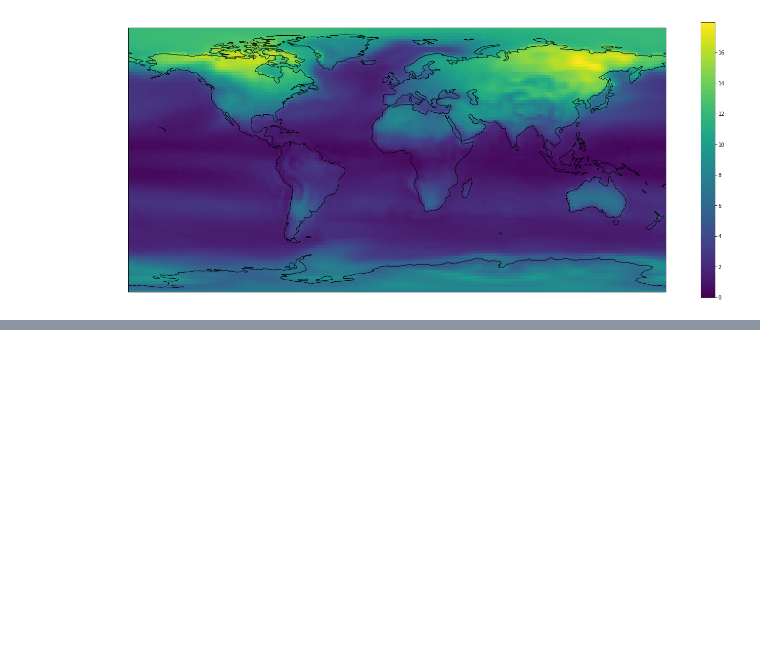
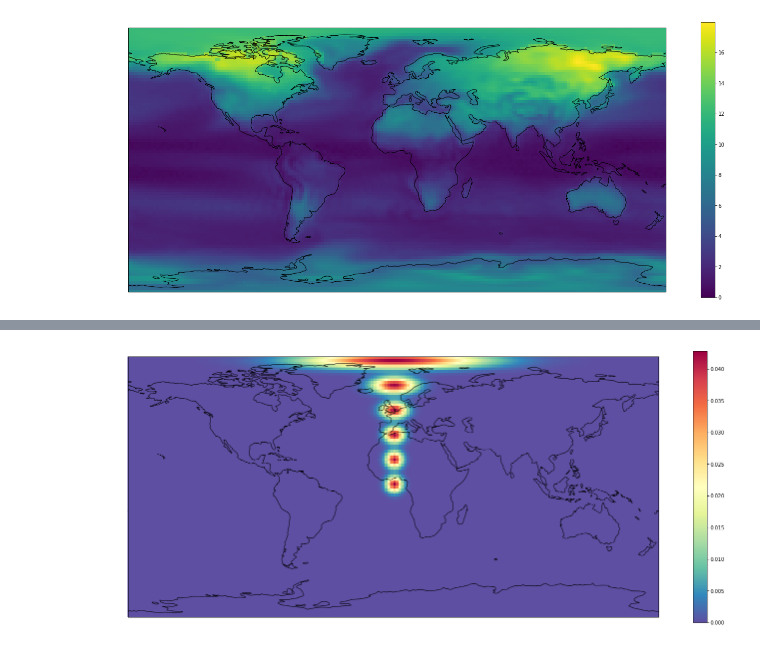
Before and after one commit to abrupt-climate/notebooks, a Jupyter notebook: Temperature.ipynb, the cells around one changed output, grey strips where cells are left out. Saved outputs shown, nothing was run; the diff lists cells and outputs as text; code cells hidden in the pictures; blank space fills up the shorter version.

```diff
--- a/Temperature.ipynb
+++ b/Temperature.ipynb
@@ -198,0 +127,29 @@ If you're reading this message in another notebook frontend (for example, a stat
+# %%
+def smooth_spherical(box, data, sigma_lat, sigma_lon):
+    _, res_lat, res_lon = box.resolution
+    s_lat = (sigma_lat / res_lat).m_as('')
+    s_lon = (sigma_lat / res_lat).m_as('')
+
+    outp = np.zeros_like(data)
+
+    for i, lat_rad in enumerate(box.lat / 180 * np.pi):
+        gaussian_filter(
+            data[i,:],
+            min(data.shape[1], s_lon / np.cos(lat_rad)),
+            mode=['wrap'],
+            output=outp[i,:])
+
+    gaussian_filter(outp, [s_lat, 0.0], mode=['constant', 'wrap'], output=outp, cval=0)
+
+    return outp
+
+test_data = np.zeros_like(data[0])
+N = test_data.shape[0]
+idx = np.linspace(N//2, N-3, num=6, dtype='int')
+# (np.arange(M) * N) // (M * 2) + N // 2
+test_data[idx, np.zeros_like(idx)] = 1./np.cos(box.lat[idx] * np.pi / 180.0)
+
+smoothed_test = smooth_spherical(box, test_data, 400*unit.km, 400*unit.km)
+plot_plate_carree(box, smoothed_test, cmap='Spectral_r')
+# %% [output]
+[figure, added]
```
Also changed, not shown: parts of 36 cells of this notebook, 3 other files.
